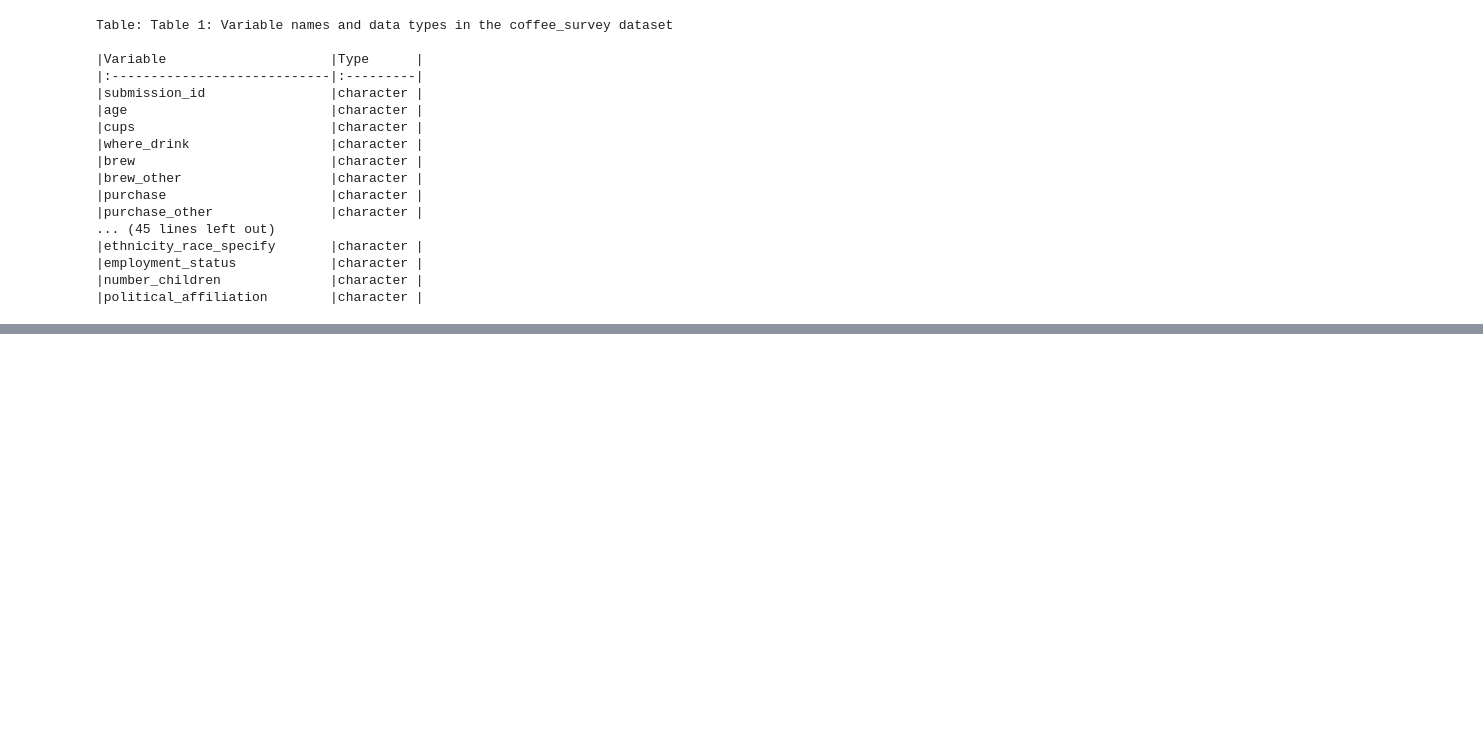
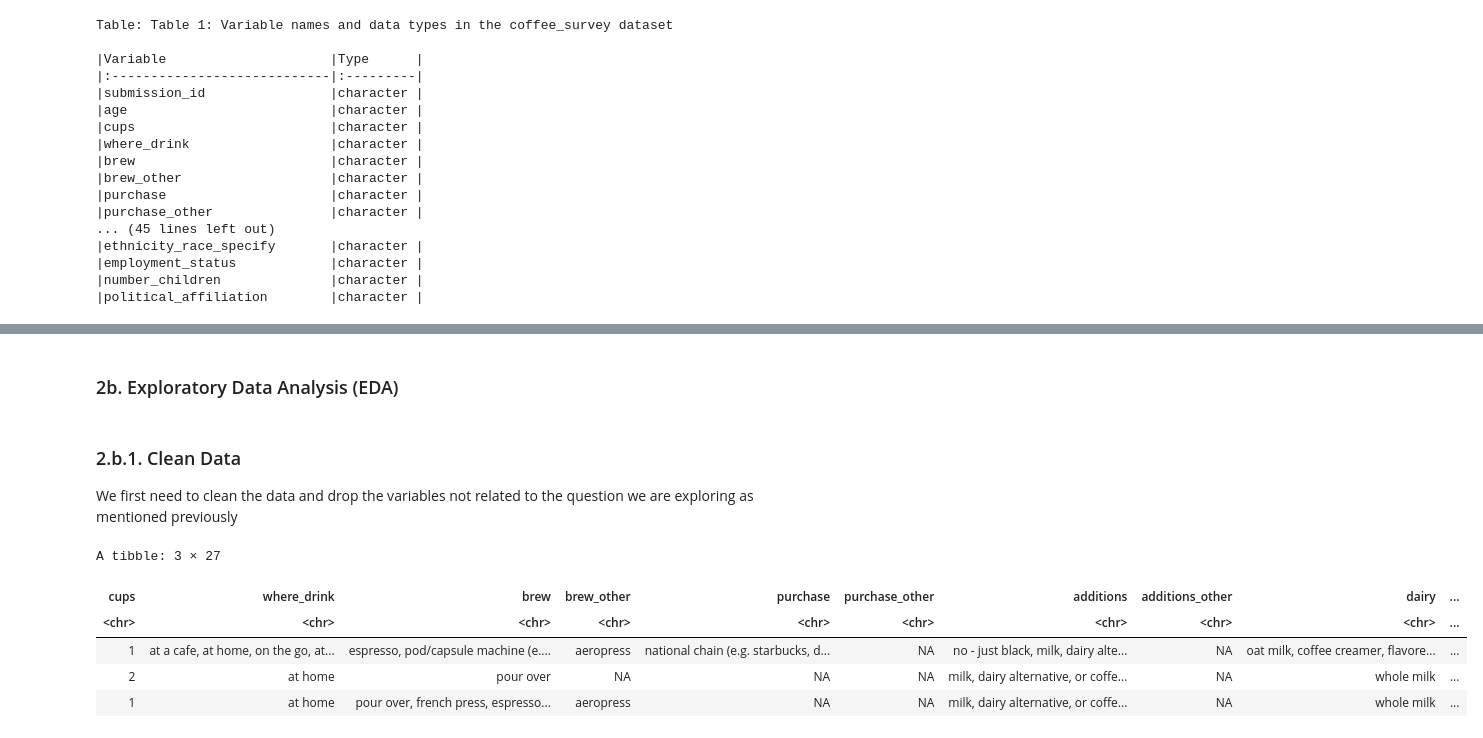
Before and after one commit to tiffanyn5/STAT301_Group9, a Jupyter notebook: group9_finalreport.ipynb, the cells around one changed output, grey strips where cells are left out. Cells and saved outputs as stored; diff of their text form; code cells hidden in the pictures; blank space fills up the shorter version.

```diff
--- a/group9_finalreport.ipynb
+++ b/group9_finalreport.ipynb
@@ -114,3 +113,41 @@ The data is pulled from this repo https://github.com/rfordatascience/tidytuesday
 - **`caffeine`** (categorical): those who care about caffeine may consume more cups.
 `
 We may include more variables and remove some after the EDA.
+# %% [markdown]
+### 2b. Exploratory Data Analysis (EDA)
+# %% [markdown]
+### 2.b.1. Clean Data
+We first need to clean the data and drop the variables not related to the question we are exploring as mentioned previously
+# %%
+# clean data
+
+# Drop the variables not related to the research questions
+coffee_clean <- coffee_survey |>
+  select(-c(
+    # Demographics
+    age, gender, gender_specify, ethnicity_race, ethnicity_race_specify,
+    number_children, political_affiliation,
+
+    # Admin
+    submission_id,
+
+    # Tasting experiment
+    coffee_a_bitterness, coffee_a_acidity, coffee_a_personal_preference, coffee_a_notes,
+    coffee_b_bitterness, coffee_b_acidity, coffee_b_personal_preference, coffee_b_notes,
+    coffee_c_bitterness, coffee_c_acidity, coffee_c_personal_preference, coffee_c_notes,
+    coffee_d_bitterness, coffee_d_acidity, coffee_d_personal_preference, coffee_d_notes,
+    prefer_abc, prefer_ad, prefer_overall, favorite, favorite_specify, style
+  ))
+
+# standardize casing
+coffee_clean <- coffee_clean %>%
+  mutate(across(where(is.character), ~ tolower(.x)))
+
+tail(coffee_clean, 3)
+# %% [output]
+A tibble: 3 × 27
+| cups | where_drink | brew | brew_other | purchase | purchase_other | additions | additions_other | dairy | ... |
+| <chr> | <chr> | <chr> | <chr> | <chr> | <chr> | <chr> | <chr> | <chr> | ... |
+| 1 | at a cafe, at home, on the go, at... | espresso, pod/capsule machine (e.... | aeropress | national chain (e.g. starbucks, d... | NA | no - just black, milk, dairy alte... | NA | oat milk, coffee creamer, flavore... | ... |
+| 2 | at home | pour over | NA | NA | NA | milk, dairy alternative, or coffe... | NA | whole milk | ... |
+| 1 | at home | pour over, french press, espresso... | aeropress | NA | NA | milk, dairy alternative, or coffe... | NA | whole milk | ... |
```
Also changed, not shown: parts of 18 cells of this notebook.
